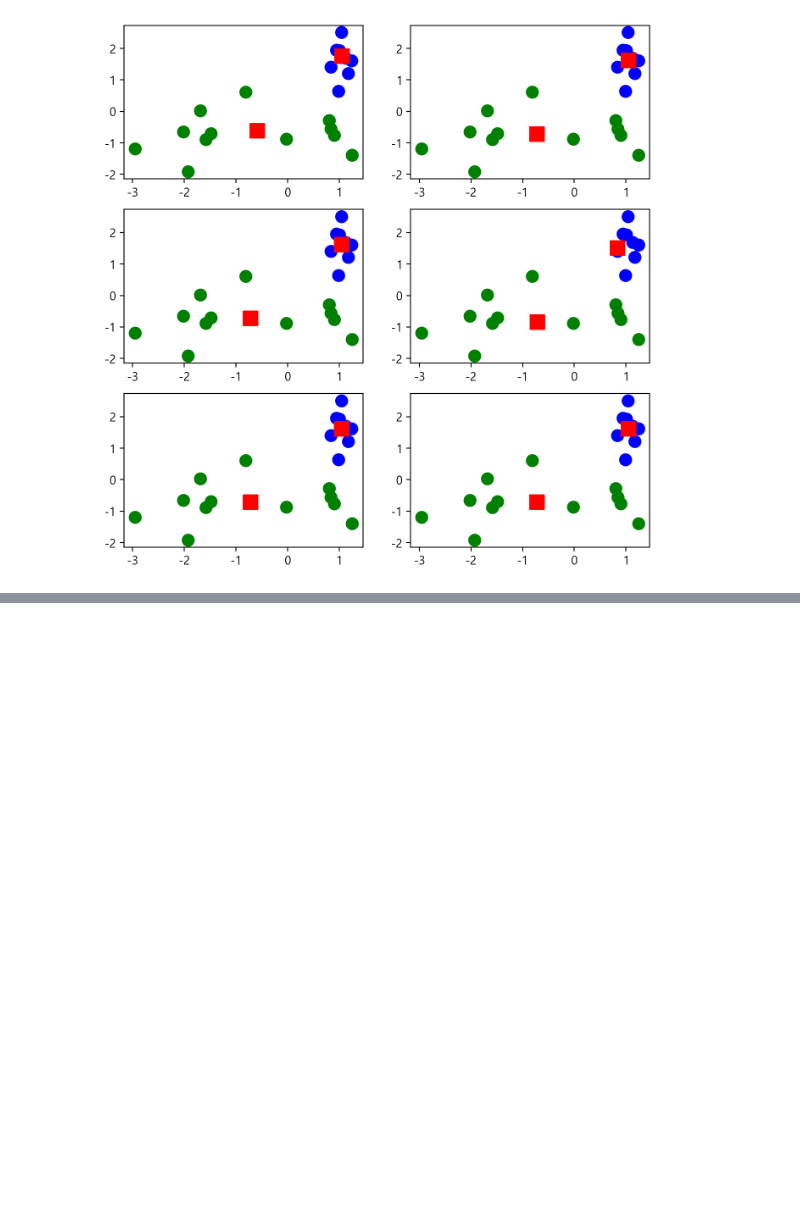
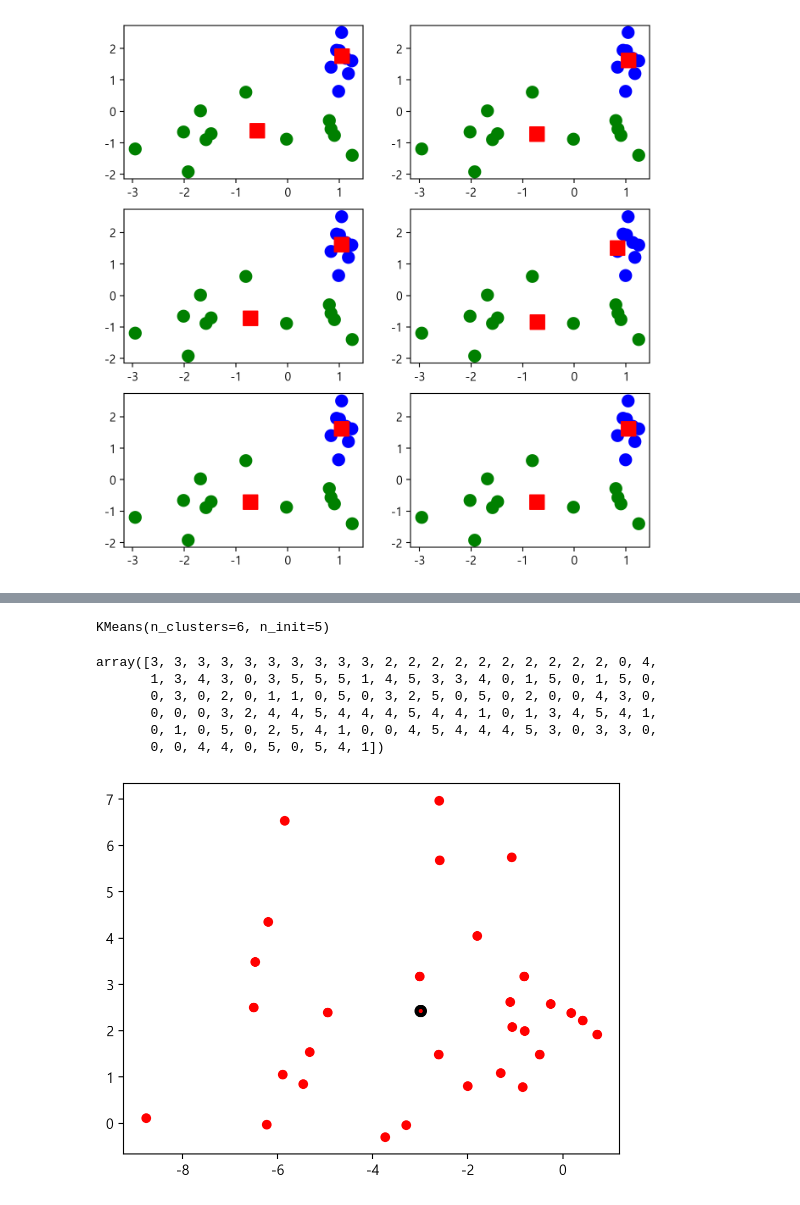
Before and after one commit to yisy0703/ai, a Jupyter notebook: source/13_MachineLearning/2장_군집분석.ipynb, the cells around one changed output, grey strips where cells are left out. Saved outputs shown, nothing was run; the diff lists cells and outputs as text; code cells hidden in the pictures; blank space fills up the shorter version.

```diff
--- a/source/13_MachineLearning/2장_군집분석.ipynb
+++ b/source/13_MachineLearning/2장_군집분석.ipynb
@@ -221,0 +309,26 @@ c0(1.04,1.62), c1(-0.73,-0.71)
+# %%
+# 군의 크기가 다를 경우의 K-Means 극복하기
+model = KMeans(n_clusters=6, init='k-means++', n_init=5)
+model.fit(data[:, 0:2])
+# %% [output]
+KMeans(n_clusters=6, n_init=5)
+# %%
+centers = model.cluster_centers_ # 중심점
+colors = ['r','g','b','c','m','k']
+markers = ['o','s','v','^','.','<']
+model.labels_
+# %% [output]
+array([3, 3, 3, 3, 3, 3, 3, 3, 3, 3, 2, 2, 2, 2, 2, 2, 2, 2, 2, 2, 0, 4,
+       1, 3, 4, 3, 0, 3, 5, 5, 5, 1, 4, 5, 3, 3, 4, 0, 1, 5, 0, 1, 5, 0,
+       0, 3, 0, 2, 0, 1, 1, 0, 5, 0, 3, 2, 5, 0, 5, 0, 2, 0, 0, 4, 3, 0,
+       0, 0, 0, 3, 2, 4, 4, 5, 4, 4, 4, 5, 4, 4, 1, 0, 1, 3, 4, 5, 4, 1,
+       0, 1, 0, 5, 0, 2, 5, 4, 1, 0, 0, 4, 5, 4, 4, 4, 5, 3, 0, 3, 3, 0,
+       0, 0, 4, 4, 0, 5, 0, 5, 4, 1])
+# %%
+for i, c in enumerate(centers):
+    if i == 0:
+        plt.scatter(x=data[model.labels_==i,0], y=data[model.labels_==i,1],
+                   c=colors[i], marker=markers[i])
+        plt.scatter(x=c[0], y=c[1], c=colors[i], lw=3, edgecolors='k')
+# %% [output]
+[figure, added]
```
Also changed, not shown: parts of 12 cells of this notebook.
